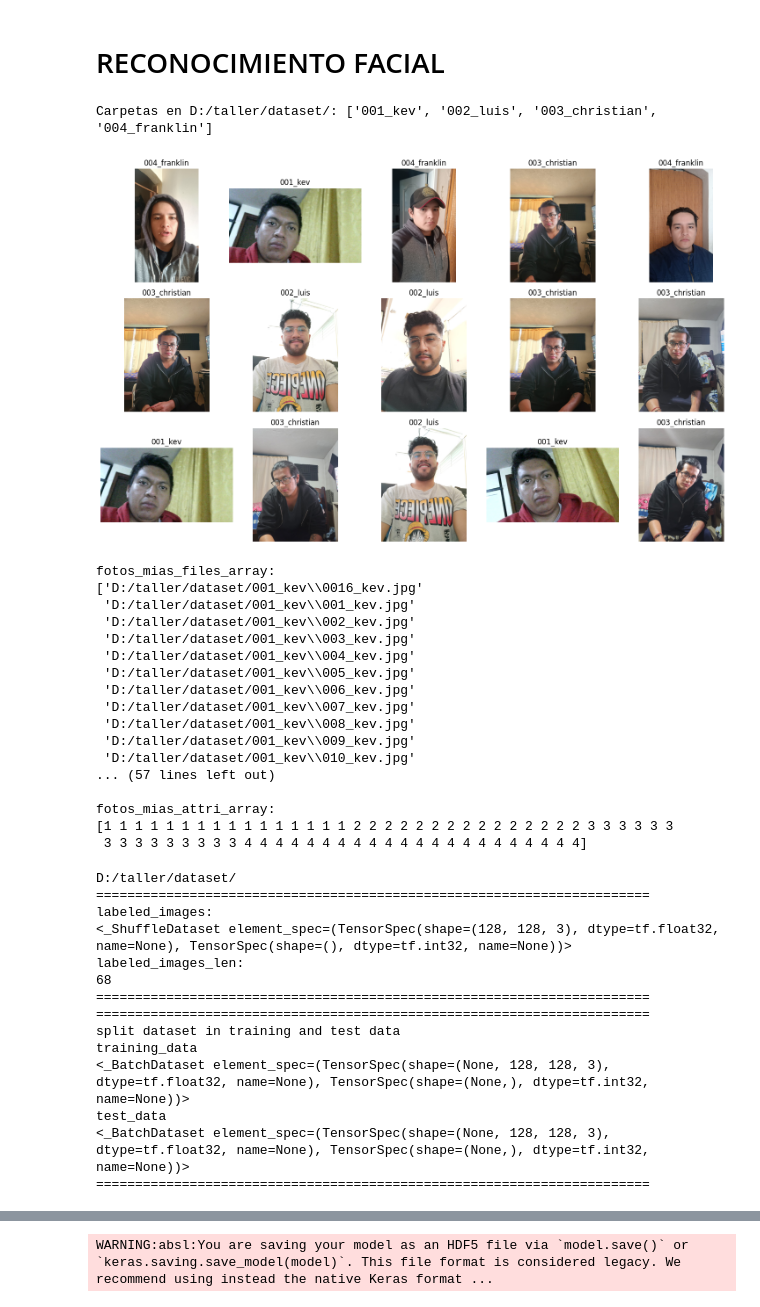
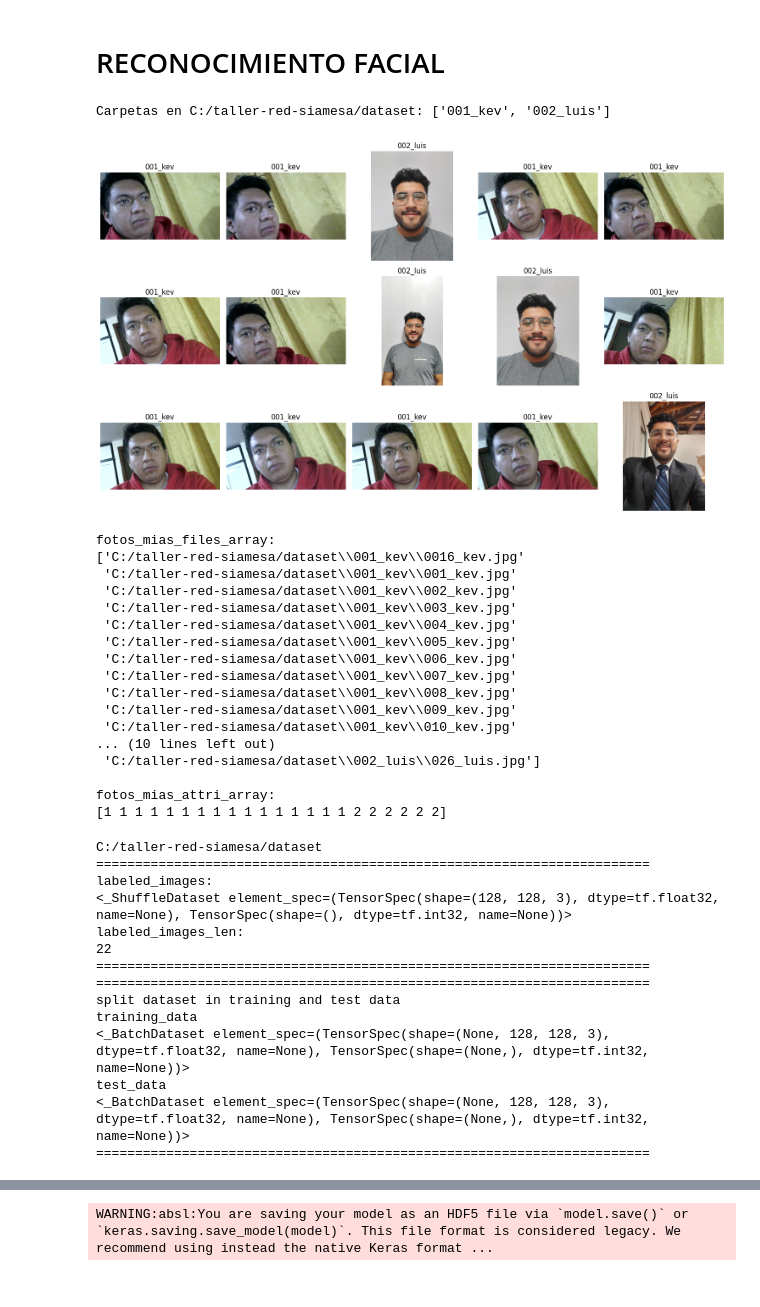
Before and after one commit to KevinDaniel97/taller-red-siamesa, a Jupyter notebook: reconocimmientoFacial/EntrenamientoRF.ipynb, the cells around one changed output, grey strips where cells are left out. Drawn from its saved outputs; the diff is of its cells as text; code cells hidden in the pictures.

```diff
--- a/reconocimmientoFacial/EntrenamientoRF.ipynb
+++ b/reconocimmientoFacial/EntrenamientoRF.ipynb
@@ -15,9 +15,9 @@ import os
 import random
 import matplotlib.pyplot as plt
 import matplotlib.image as mpimg
-
+from tensorflow.keras.preprocessing.image import ImageDataGenerator
 # Rutas de los datos
-fotos_mias = "D:/taller/dataset/"  # Tus fotos
+fotos_mias = "C:/taller-red-siamesa/dataset"  # Tus fotos
 if not os.path.exists(fotos_mias):
     print(f"⚠️ Error: La carpeta '{fotos_mias}' no existe.")
 else:
@@ -27,7 +27,17 @@ else:
 
 # Listado de carpetas en fotos_mias (asumimos que cada carpeta es una persona)
 fotos_mias_folders = os.listdir(fotos_mias)
+num_classes = len(fotos_mias_folders) + 1
 
+data_augmentation = ImageDataGenerator(
+    rotation_range=20,
+    width_shift_range=0.2,
+    height_shift_range=0.2,
+    horizontal_flip=True,
+    fill_mode='nearest',
+    zoom_range=0.2,
+    brightness_range=[0.8,1.2]
+)
 
 # Seleccionar 15 imágenes aleatorias
 total_images = 15
@@ -35,35 +45,35 @@ selected_images = []
 
 # Seleccionar imágenes de fotos_mias
 for folder in fotos_mias_folders:
     folder_path = os.path.join(fotos_mias, folder)
     if os.path.isdir(folder_path):
         images = os.listdir(folder_path)
         for img in images:
             selected_images.append((os.path.join(folder_path, img), folder))
 
 if len(selected_images) < total_images:
     print(f"⚠️ Advertencia: Solo hay {len(selected_images)} imágenes disponibles, no {total_images}. Se usarán todas las disponibles.")
     total_images = len(selected_images)  # Ajustar total_images a la cantidad real disponible
 
 selected_images = random.sample(selected_images, total_images)
 # Seleccionar 15 imágenes aleatorias
 selected_images = random.sample(selected_images, total_images)
 
 # Plotear las imágenes
 fig, axes = plt.subplots(3, 5, figsize=(15, 9))
 axes = axes.flatten()
 
 for (img_path, label), ax in zip(selected_images, axes):
     img = mpimg.imread(img_path)
     ax.imshow(img)
     ax.set_title(label)
     ax.axis('off')
 
 plt.tight_layout()
 plt.show()
 # %% [output]
-Carpetas en D:/taller/dataset/: ['001_kev', '002_luis', '003_christian', '004_franklin']
+Carpetas en C:/taller-red-siamesa/dataset: ['001_kev', '002_luis']
-[figure, old version]
+[figure, new version]
 # %%
 import os
 import numpy as np
@@ -97,22 +107,22 @@ print("\nfotos_mias_attri_array:")
 print(fotos_mias_attri)
 # %% [output]
 fotos_mias_files_array:
-['D:/taller/dataset/001_kev\\0016_kev.jpg'
- 'D:/taller/dataset/001_kev\\001_kev.jpg'
- 'D:/taller/dataset/001_kev\\002_kev.jpg'
- 'D:/taller/dataset/001_kev\\003_kev.jpg'
- 'D:/taller/dataset/001_kev\\004_kev.jpg'
- 'D:/taller/dataset/001_kev\\005_kev.jpg'
- 'D:/taller/dataset/001_kev\\006_kev.jpg'
- 'D:/taller/dataset/001_kev\\007_kev.jpg'
- 'D:/taller/dataset/001_kev\\008_kev.jpg'
- 'D:/taller/dataset/001_kev\\009_kev.jpg'
- 'D:/taller/dataset/001_kev\\010_kev.jpg'
-... (57 lines left out)
+['C:/taller-red-siamesa/dataset\\001_kev\\0016_kev.jpg'
+ 'C:/taller-red-siamesa/dataset\\001_kev\\001_kev.jpg'
+ 'C:/taller-red-siamesa/dataset\\001_kev\\002_kev.jpg'
+ 'C:/taller-red-siamesa/dataset\\001_kev\\003_kev.jpg'
+ 'C:/taller-red-siamesa/dataset\\001_kev\\004_kev.jpg'
+ 'C:/taller-red-siamesa/dataset\\001_kev\\005_kev.jpg'
+ 'C:/taller-red-siamesa/dataset\\001_kev\\006_kev.jpg'
+ 'C:/taller-red-siamesa/dataset\\001_kev\\007_kev.jpg'
+ 'C:/taller-red-siamesa/dataset\\001_kev\\008_kev.jpg'
+ 'C:/taller-red-siamesa/dataset\\001_kev\\009_kev.jpg'
+ 'C:/taller-red-siamesa/dataset\\001_kev\\010_kev.jpg'
+... (10 lines left out)
+ 'C:/taller-red-siamesa/dataset\\002_luis\\026_luis.jpg']
 
 fotos_mias_attri_array:
-[1 1 1 1 1 1 1 1 1 1 1 1 1 1 1 1 2 2 2 2 2 2 2 2 2 2 2 2 2 2 2 3 3 3 3 3 3
- 3 3 3 3 3 3 3 3 3 4 4 4 4 4 4 4 4 4 4 4 4 4 4 4 4 4 4 4 4 4 4]
+[1 1 1 1 1 1 1 1 1 1 1 1 1 1 1 1 2 2 2 2 2 2]
 # %%
 import keras
 from keras import layers, models
@@ -189,12 +199,12 @@ print(test_data)
 print('=======================================================================')
 #==============================================================================
 # %% [output]
-D:/taller/dataset/
+C:/taller-red-siamesa/dataset
 =======================================================================
 labeled_images:
 <_ShuffleDataset element_spec=(TensorSpec(shape=(128, 128, 3), dtype=tf.float32, name=None), TensorSpec(shape=(), dtype=tf.int32, name=None))>
 labeled_images_len:
-68
+22
 =======================================================================
 =======================================================================
 split dataset in training and test data
```
Also changed, not shown: parts of 4 cells of this notebook, 1 other file.
